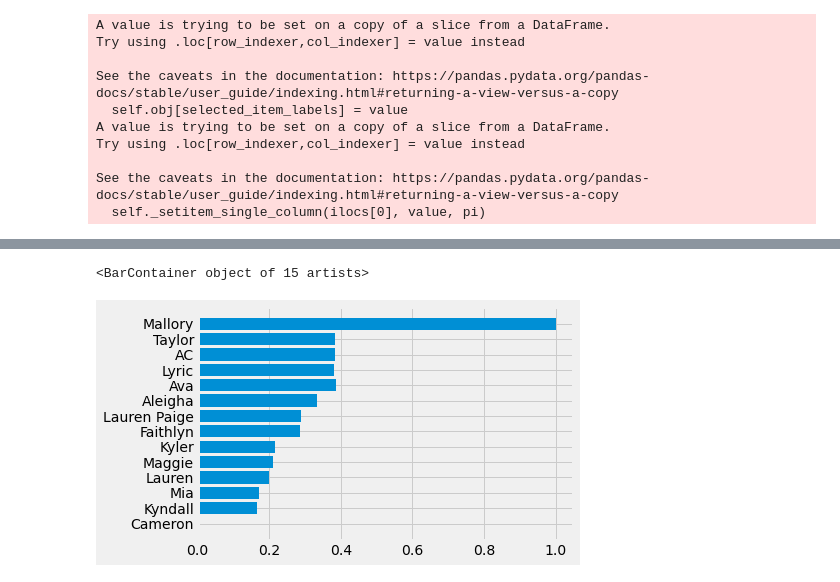
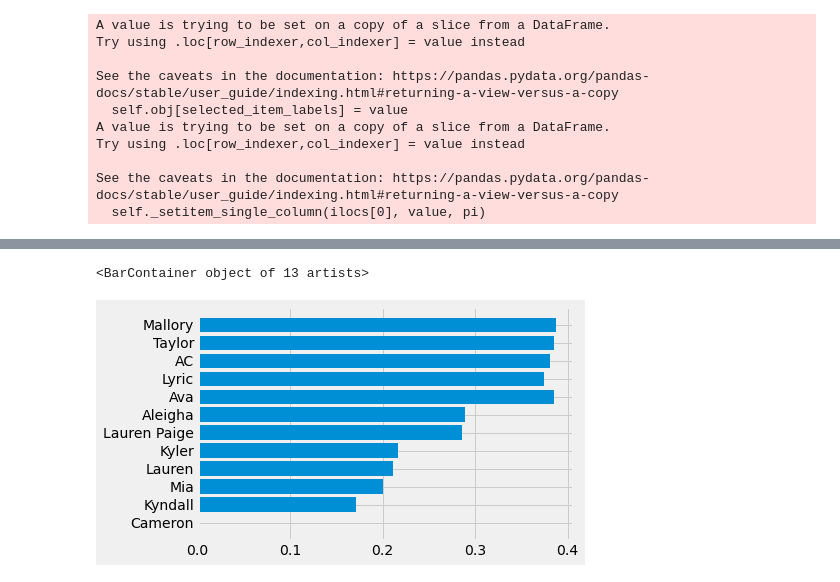
Before and after one commit to highsmithjd/softball, a Jupyter notebook: notebooks/gamechanger.ipynb, the cells around one changed output, grey strips where cells are left out. Drawn from its saved outputs; the diff is of its cells as text; code cells hidden in the pictures.

```diff
--- a/notebooks/gamechanger.ipynb
+++ b/notebooks/gamechanger.ipynb
@@ -127,6 +127,6 @@ plt.show()
 # %%
 #horizontal bar chare of batting averages, sorted AVG with the sorted() function
-plt.barh(initial_batting_df_drop_total.First, sorted(initial_batting_df_drop_total.AVG))
+plt.barh(final_batting_df.First, sorted(final_batting_df.AVG))
 # %% [output]
-<BarContainer object of 15 artists>
+<BarContainer object of 13 artists>
-[figure, old version]
+[figure, new version]
```
Also changed, not shown: parts of 3 cells of this notebook.
